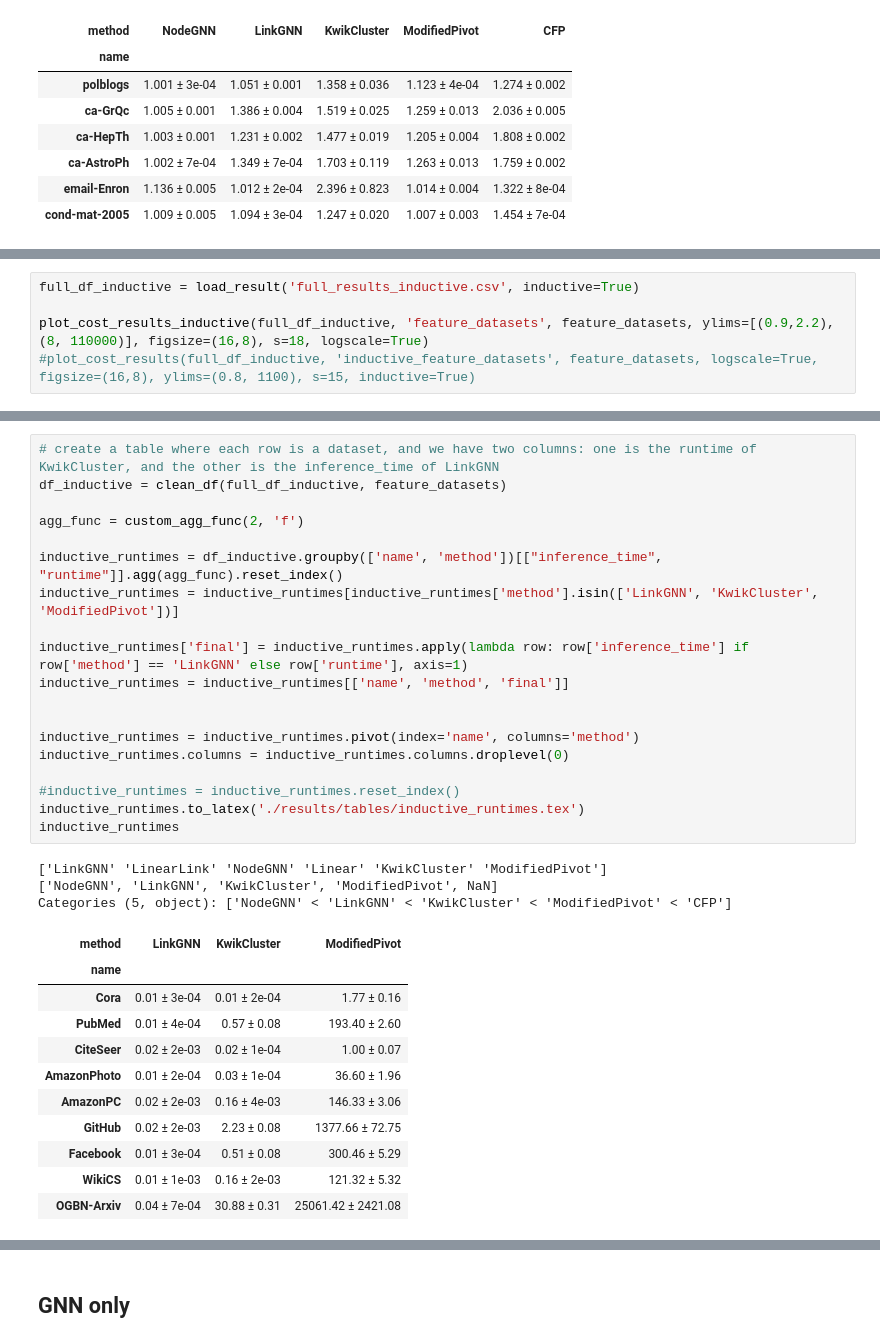
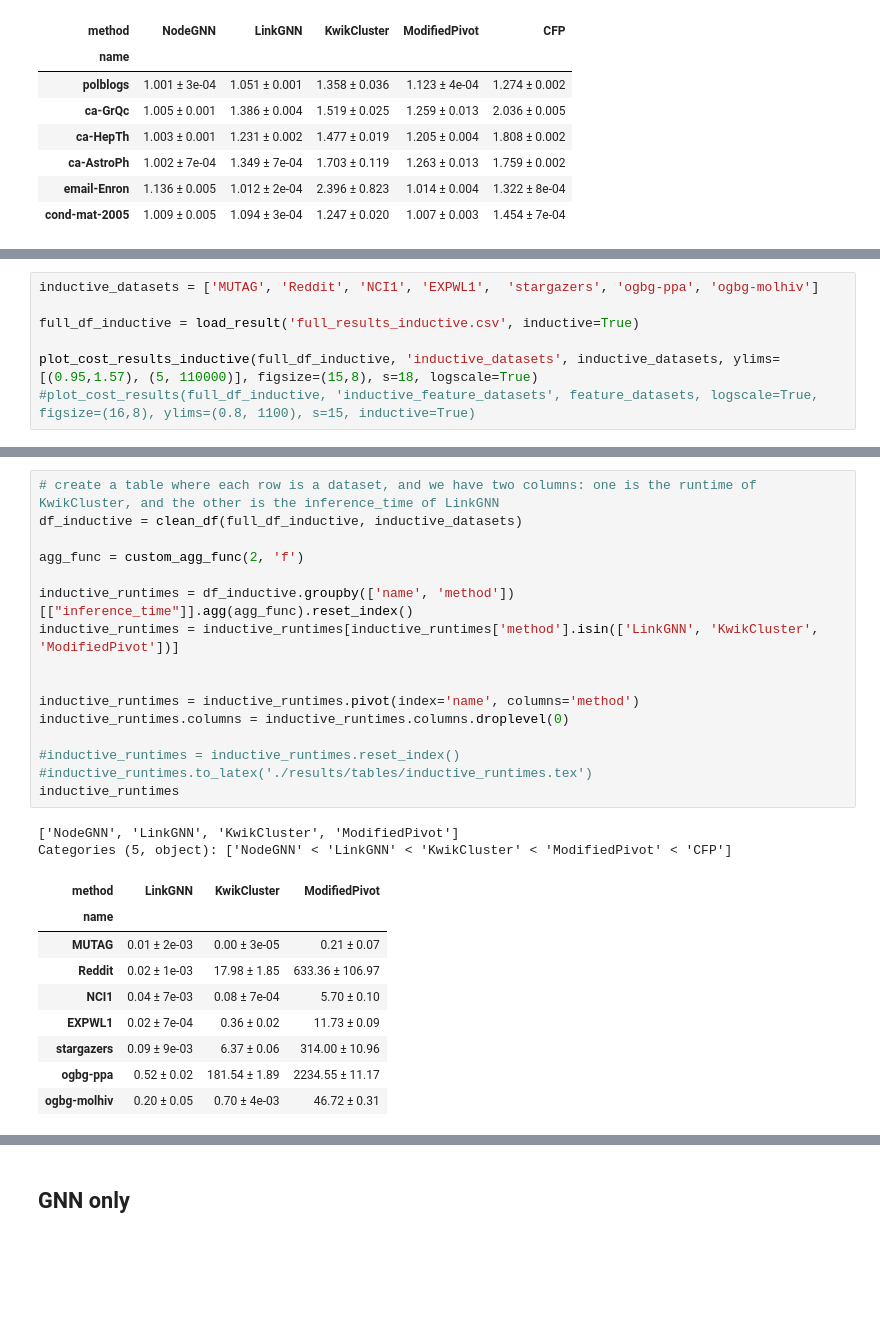
Before and after one commit to FrappaN/ccgnn, a Jupyter notebook: notebooks/plots_cc.ipynb, the cells around one changed output, grey strips where cells are left out. Drawn from its saved outputs; the diff is of its cells as text; blank space fills up the shorter version.

```diff
--- a/notebooks/plots_cc.ipynb
+++ b/notebooks/plots_cc.ipynb
@@ -375,6 +348,8 @@ Categories (5, object): ['NodeGNN' < 'LinkGNN' < 'KwikCluster' < 'ModifiedPivot'
 # %%
+inductive_datasets = ['MUTAG', 'Reddit', 'NCI1', 'EXPWL1',  'stargazers', 'ogbg-ppa', 'ogbg-molhiv']
+
 full_df_inductive = load_result('full_results_inductive.csv', inductive=True)
 
-plot_cost_results_inductive(full_df_inductive, 'feature_datasets', feature_datasets, ylims=[(0.9,2.2), (8, 110000)], figsize=(16,8), s=18, logscale=True)
+plot_cost_results_inductive(full_df_inductive, 'inductive_datasets', inductive_datasets, ylims=[(0.95,1.57), (5, 110000)], figsize=(15,8), s=18, logscale=True)
 #plot_cost_results(full_df_inductive, 'inductive_feature_datasets', feature_datasets, logscale=True, figsize=(16,8), ylims=(0.8, 1100), s=15, inductive=True)
 # %% [output]
@@ -405,35 +380,29 @@ For example, when doing 'df[col].method(value, inplace=True)', try using 'df.met
 # %%
 # create a table where each row is a dataset, and we have two columns: one is the runtime of KwikCluster, and the other is the inference_time of LinkGNN
-df_inductive = clean_df(full_df_inductive, feature_datasets)
+df_inductive = clean_df(full_df_inductive, inductive_datasets)
 
 agg_func = custom_agg_func(2, 'f')
 
-inductive_runtimes = df_inductive.groupby(['name', 'method'])[["inference_time", "runtime"]].agg(agg_func).reset_index()
+inductive_runtimes = df_inductive.groupby(['name', 'method'])[["inference_time"]].agg(agg_func).reset_index()
 inductive_runtimes = inductive_runtimes[inductive_runtimes['method'].isin(['LinkGNN', 'KwikCluster', 'ModifiedPivot'])]
-
-inductive_runtimes['final'] = inductive_runtimes.apply(lambda row: row['inference_time'] if row['method'] == 'LinkGNN' else row['runtime'], axis=1)
-inductive_runtimes = inductive_runtimes[['name', 'method', 'final']]
 
 
 inductive_runtimes = inductive_runtimes.pivot(index='name', columns='method')
 inductive_runtimes.columns = inductive_runtimes.columns.droplevel(0)
 
 #inductive_runtimes = inductive_runtimes.reset_index()
-inductive_runtimes.to_latex('./results/tables/inductive_runtimes.tex')
+#inductive_runtimes.to_latex('./results/tables/inductive_runtimes.tex')
 inductive_runtimes
 # %% [output]
-['LinkGNN' 'LinearLink' 'NodeGNN' 'Linear' 'KwikCluster' 'ModifiedPivot']
-['NodeGNN', 'LinkGNN', 'KwikCluster', 'ModifiedPivot', NaN]
+['NodeGNN', 'LinkGNN', 'KwikCluster', 'ModifiedPivot']
 Categories (5, object): ['NodeGNN' < 'LinkGNN' < 'KwikCluster' < 'ModifiedPivot' < 'CFP']
 | method | LinkGNN | KwikCluster | ModifiedPivot |
 | name |  |  |  |
-| Cora | 0.01 ± 3e-04 | 0.01 ± 2e-04 | 1.77 ± 0.16 |
-| PubMed | 0.01 ± 4e-04 | 0.57 ± 0.08 | 193.40 ± 2.60 |
-| CiteSeer | 0.02 ± 2e-03 | 0.02 ± 1e-04 | 1.00 ± 0.07 |
-| AmazonPhoto | 0.01 ± 2e-04 | 0.03 ± 1e-04 | 36.60 ± 1.96 |
-| AmazonPC | 0.02 ± 2e-03 | 0.16 ± 4e-03 | 146.33 ± 3.06 |
-| GitHub | 0.02 ± 2e-03 | 2.23 ± 0.08 | 1377.66 ± 72.75 |
-| Facebook | 0.01 ± 3e-04 | 0.51 ± 0.08 | 300.46 ± 5.29 |
-| WikiCS | 0.01 ± 1e-03 | 0.16 ± 2e-03 | 121.32 ± 5.32 |
-| OGBN-Arxiv | 0.04 ± 7e-04 | 30.88 ± 0.31 | 25061.42 ± 2421.08 |
+| MUTAG | 0.01 ± 2e-03 | 0.00 ± 3e-05 | 0.21 ± 0.07 |
+| Reddit | 0.02 ± 1e-03 | 17.98 ± 1.85 | 633.36 ± 106.97 |
+| NCI1 | 0.04 ± 7e-03 | 0.08 ± 7e-04 | 5.70 ± 0.10 |
+| EXPWL1 | 0.02 ± 7e-04 | 0.36 ± 0.02 | 11.73 ± 0.09 |
+| stargazers | 0.09 ± 9e-03 | 6.37 ± 0.06 | 314.00 ± 10.96 |
+| ogbg-ppa | 0.52 ± 0.02 | 181.54 ± 1.89 | 2234.55 ± 11.17 |
+| ogbg-molhiv | 0.20 ± 0.05 | 0.70 ± 4e-03 | 46.72 ± 0.31 |
 # %%
```
Also changed, not shown: parts of 16 cells of this notebook, 8 other files.
